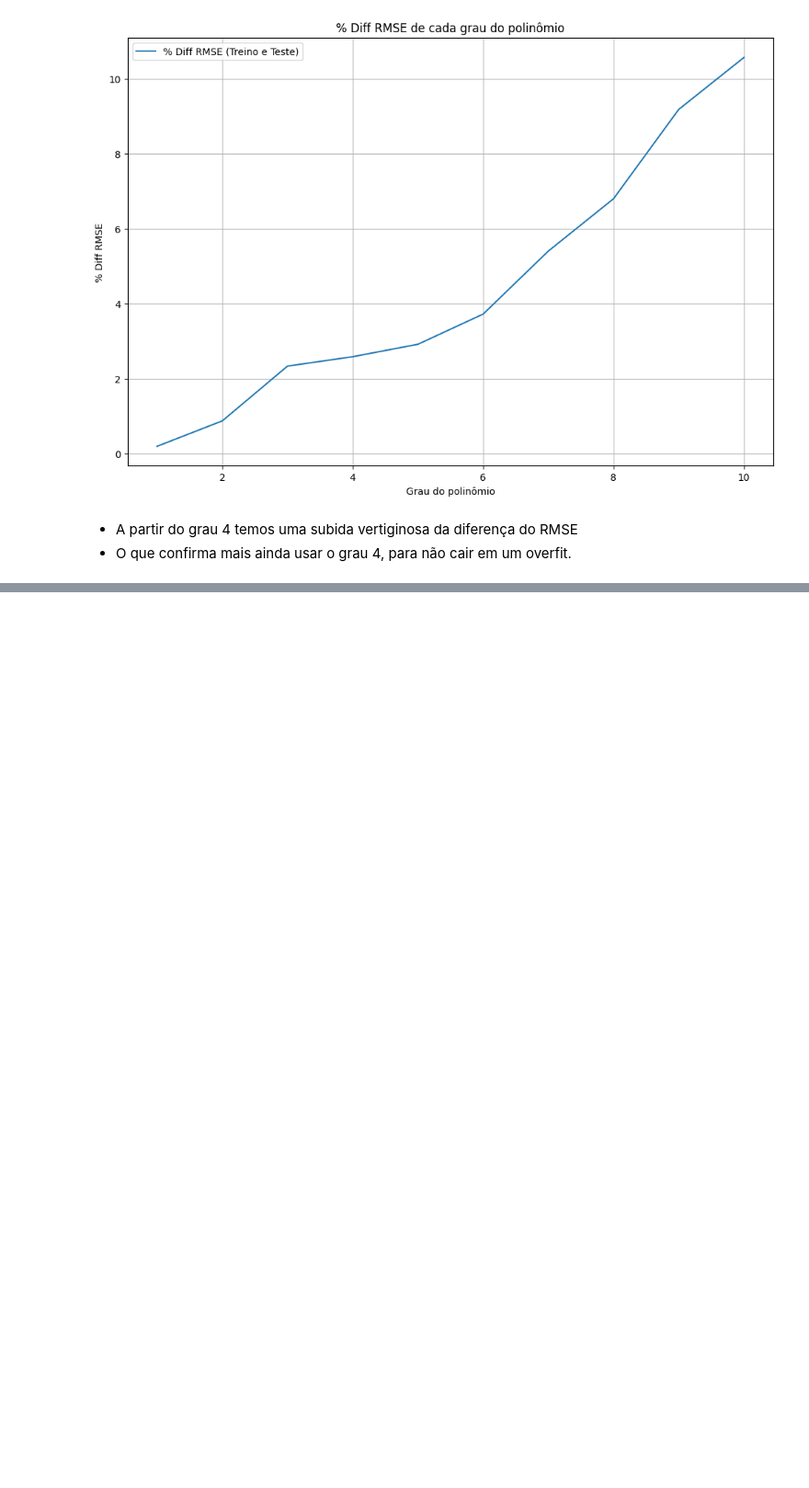
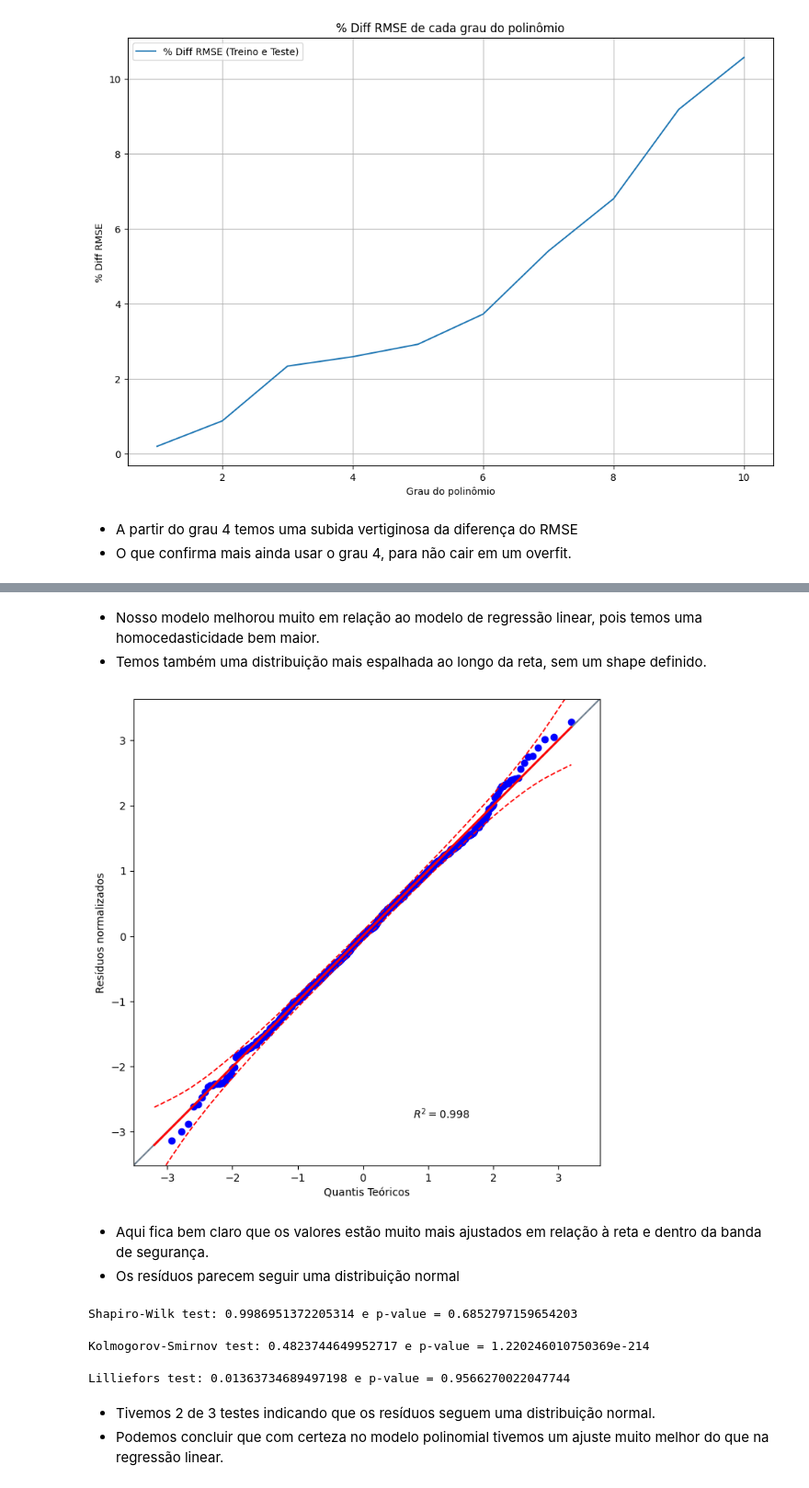
Before and after one commit to rcmonteiro/curso-ia-rocketseat, a Jupyter notebook: regressao_polinomial/modelo_salario.ipynb, the cells around one changed output, grey strips where cells are left out. Shown: that part at 92% size. Drawn from its saved outputs; the diff is of its cells as text; code cells hidden in the pictures; blank space fills up the shorter version.

```diff
--- a/regressao_polinomial/modelo_salario.ipynb
+++ b/regressao_polinomial/modelo_salario.ipynb
@@ -614,0 +650,41 @@ for grau in graus_polynomial:
+# %% [markdown]
+- Nosso modelo melhorou muito em relação ao modelo de regressão linear, pois temos uma homocedasticidade bem maior.
+- Temos também uma distribuição mais espalhada ao longo da reta, sem um shape definido.
+# %%
+# Checar se resíduos seguem uma distribuição normal
+
+import pingouin as pg
+
+plt.figure(figsize=(14, 8))
+pg.qqplot(residuos_std, dist='norm', confidence=0.95)
+plt.xlabel('Quantis Teóricos')
+plt.ylabel('Resíduos normalizados')
+plt.show()
+# %% [output]
+[figure, added]
+# %% [markdown]
+- Aqui fica bem claro que os valores estão muito mais ajustados em relação à reta e dentro da banda de segurança.
+- Os resíduos parecem seguir uma distribuição normal
+# %%
+# Vamos provar agora de forma estatística que não temos ums distribuições normal
+
+from scipy.stats import shapiro, kstest
+from statsmodels.stats.diagnostic import lilliefors
+
+stat_shapiro, p_value_shapiro = shapiro(residuos_total)
+print(f'Shapiro-Wilk test: {stat_shapiro} e p-value = {p_value_shapiro}')
+# %% [output]
+Shapiro-Wilk test: 0.9986951372205314 e p-value = 0.6852797159654203
+# %%
+stat_kstest, p_value_kstest = kstest(residuos_total, 'norm')
+print(f'Kolmogorov-Smirnov test: {stat_kstest} e p-value = {p_value_kstest}')
+# %% [output]
+Kolmogorov-Smirnov test: 0.4823744649952717 e p-value = 1.220246010750369e-214
+# %%
+stat_lilliefors, p_value_lilliefors = lilliefors(residuos_total, dist='norm', pvalmethod='table')
+print(f'Lilliefors test: {stat_lilliefors} e p-value = {p_value_lilliefors}')
+# %% [output]
+Lilliefors test: 0.01363734689497198 e p-value = 0.9566270022047744
+# %% [markdown]
+- Tivemos 2 de 3 testes indicando que os resíduos seguem uma distribuição normal.
+- Podemos concluir que com certeza no modelo polinomial tivemos um ajuste muito melhor do que na regressão linear.
```
Also changed, not shown: parts of 8 cells of this notebook, 1 other file.
